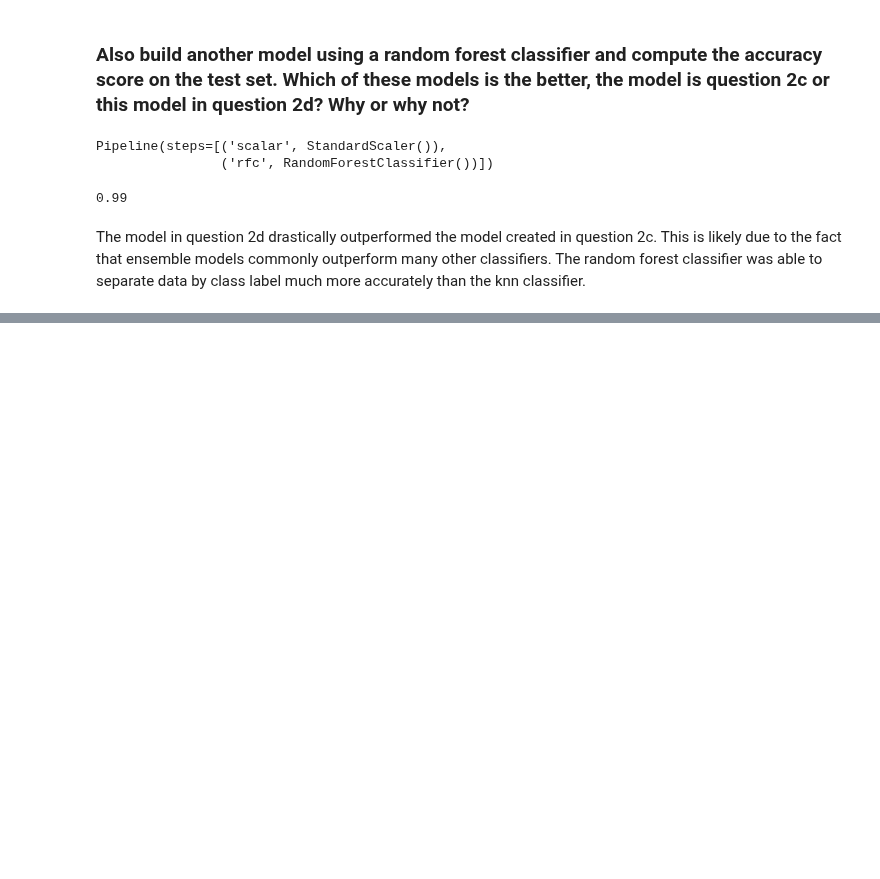
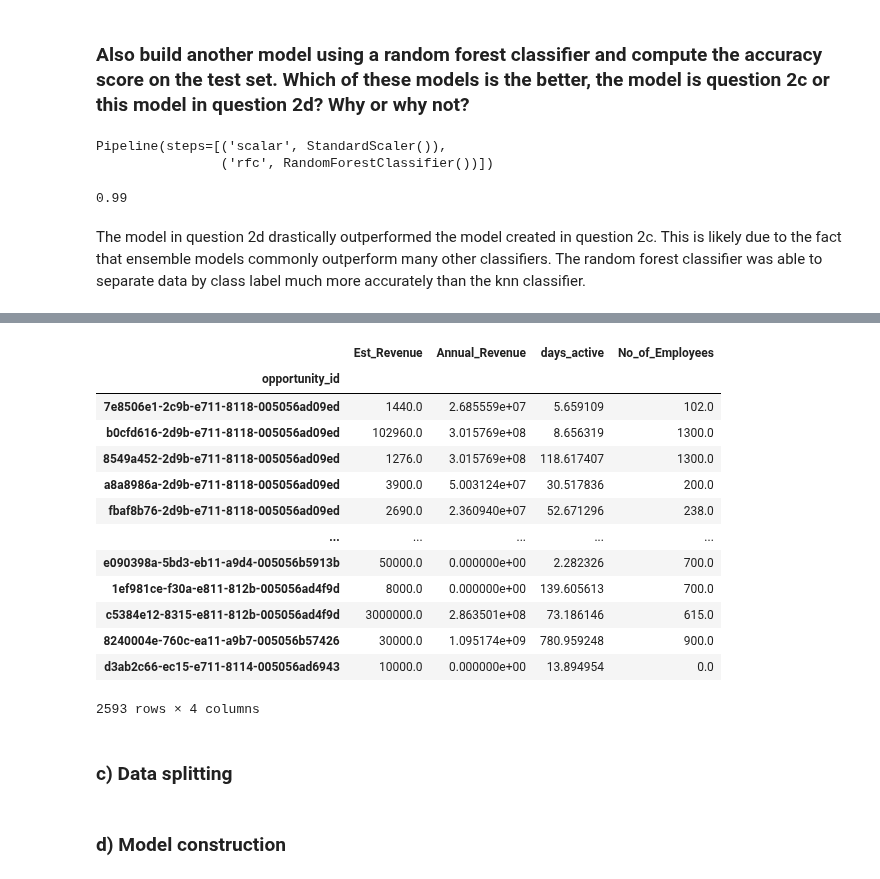
Before and after one commit to benkarabinus/nerdy_data_stuff, a Jupyter notebook: DU/COMP4448/Assignment4/Ben_Karabinus_Assignment4.ipynb, the cells around one changed output, grey strips where cells are left out. Cells and saved outputs as stored; diff of their text form; code cells hidden in the pictures; blank space fills up the shorter version.

```diff
--- a/DU/COMP4448/Assignment4/Ben_Karabinus_Assignment4.ipynb
+++ b/DU/COMP4448/Assignment4/Ben_Karabinus_Assignment4.ipynb
@@ -436,0 +461,6 @@ The model in question 2d drastically outperformed the model created in question
+# %%
+"""load opportunity data and check for missing values"""
+
+opportunities = pd.read_csv('opportunities.csv')
+opportunities.set_index('opportunity_id', inplace=True)
+opportunities.info()
@@ -436,0 +480,17 @@ The model in question 2d drastically outperformed the model created in question
+# %%
+opportunities.iloc[:, :-1]
+# %% [output]
+|  | Est_Revenue | Annual_Revenue | days_active | No_of_Employees |
+| opportunity_id |  |  |  |  |
+| 7e8506e1-2c9b-e711-8118-005056ad09ed | 1440.0 | 2.685559e+07 | 5.659109 | 102.0 |
+| b0cfd616-2d9b-e711-8118-005056ad09ed | 102960.0 | 3.015769e+08 | 8.656319 | 1300.0 |
+| 8549a452-2d9b-e711-8118-005056ad09ed | 1276.0 | 3.015769e+08 | 118.617407 | 1300.0 |
+| a8a8986a-2d9b-e711-8118-005056ad09ed | 3900.0 | 5.003124e+07 | 30.517836 | 200.0 |
+| fbaf8b76-2d9b-e711-8118-005056ad09ed | 2690.0 | 2.360940e+07 | 52.671296 | 238.0 |
+| ... | ... | ... | ... | ... |
+| e090398a-5bd3-eb11-a9d4-005056b5913b | 50000.0 | 0.000000e+00 | 2.282326 | 700.0 |
+| 1ef981ce-f30a-e811-812b-005056ad4f9d | 8000.0 | 0.000000e+00 | 139.605613 | 700.0 |
+| c5384e12-8315-e811-812b-005056ad4f9d | 3000000.0 | 2.863501e+08 | 73.186146 | 615.0 |
+| 8240004e-760c-ea11-a9b7-005056b57426 | 30000.0 | 1.095174e+09 | 780.959248 | 900.0 |
+| d3ab2c66-ec15-e711-8114-005056ad6943 | 10000.0 | 0.000000e+00 | 13.894954 | 0.0 |
+2593 rows × 4 columns
@@ -436,0 +503,2 @@ The model in question 2d drastically outperformed the model created in question
+# %% [markdown]
+### c)	Data splitting
@@ -436,0 +511,2 @@ The model in question 2d drastically outperformed the model created in question
+# %% [markdown]
+### d)	Model construction
```
Also changed, not shown: parts of 17 cells of this notebook, 1 other file.
